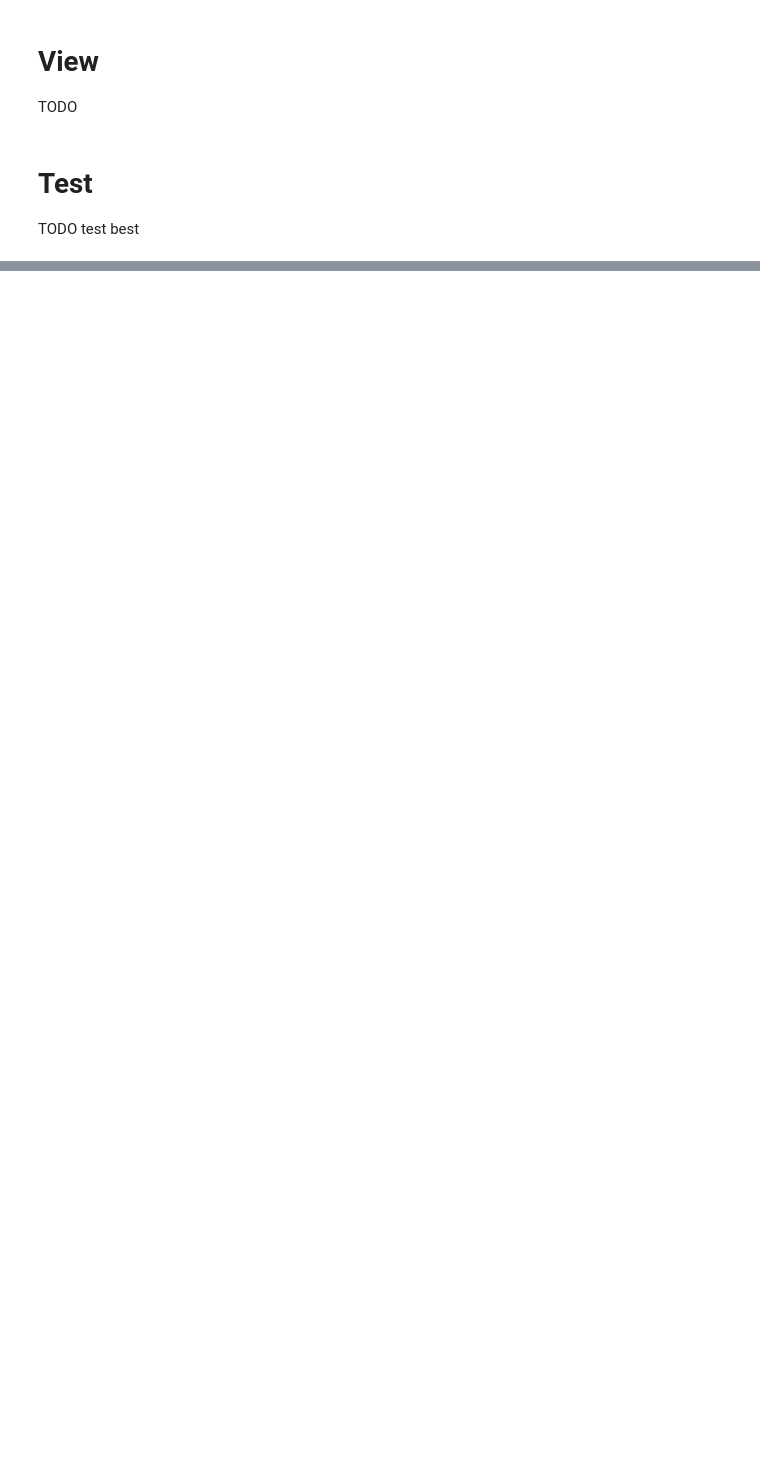
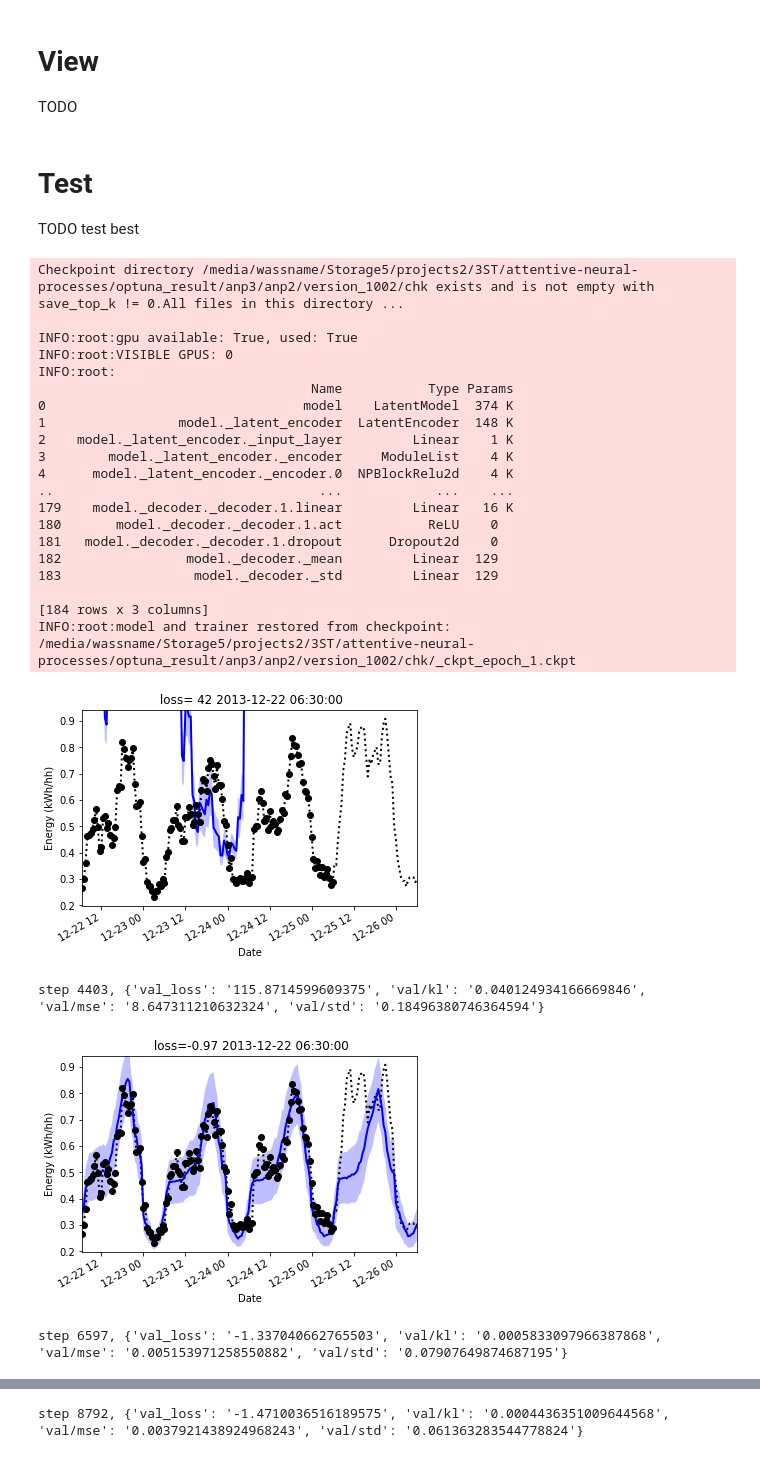
Before and after one commit to wassname/attentive-neural-processes, a Jupyter notebook: smartmeters-anp-optuna.ipynb, the cells around one changed output, grey strips where cells are left out. Cells and saved outputs as stored; diff of their text form; code cells hidden in the pictures; blank space fills up the shorter version.

```diff
--- a/smartmeters-anp-optuna.ipynb
+++ b/smartmeters-anp-optuna.ipynb
@@ -64,7 +64,7 @@ PERCENT_TEST_EXAMPLES = 0.3
 EPOCHS = 2
 DIR = Path(os.getcwd())
 MODEL_DIR = DIR/ 'optuna_result'/ 'anp3'
-name = 'anp1' # study name
+name = 'anp2' # study name
 MODEL_DIR.mkdir(parents=True, exist_ok=True)
 print(f"now run `tensorboard --logdir {MODEL_DIR}")
 # %% [output]
@@ -290,0 +250,41 @@ TODO test best
+# %%
+checkpoint_callback = pl.callbacks.ModelCheckpoint(
+    os.path.join(MODEL_DIR, name, 'version_{}'.format(trial.number), "chk"), monitor='val_loss', mode="min")
+
+logger = DictLogger(MODEL_DIR, name="anp", version=trial.number)
+
+trainer = pl.Trainer(
+    gradient_clip_val=trial.params["grad_clip"],
+    checkpoint_callback=checkpoint_callback,
+    max_epochs=trial.params['max_nb_epochs'],
+    gpus=-1 if torch.cuda.is_available() else None,
+    early_stop_callback=True
+)
+model = LatentModelPL(trial.params)
+
+trainer.fit(model)
+# %% [output]
+Checkpoint directory /media/wassname/Storage5/projects2/3ST/attentive-neural-processes/optuna_result/anp3/anp2/version_1002/chk exists and is not empty with save_top_k != 0.All files in this directory ...
+
+INFO:root:gpu available: True, used: True
+INFO:root:VISIBLE GPUS: 0
+INFO:root:
+                                   Name           Type Params
+0                                 model    LatentModel  374 K
+1                 model._latent_encoder  LatentEncoder  148 K
+2    model._latent_encoder._input_layer         Linear    1 K
+3        model._latent_encoder._encoder     ModuleList    4 K
+4      model._latent_encoder._encoder.0  NPBlockRelu2d    4 K
+..                                  ...            ...    ...
+179    model._decoder._decoder.1.linear         Linear   16 K
+180       model._decoder._decoder.1.act           ReLU    0
+181   model._decoder._decoder.1.dropout      Dropout2d    0
+182                model._decoder._mean         Linear  129
+183                 model._decoder._std         Linear  129
+
+[184 rows x 3 columns]
+INFO:root:model and trainer restored from checkpoint: /media/wassname/Storage5/projects2/3ST/attentive-neural-processes/optuna_result/anp3/anp2/version_1002/chk/_ckpt_epoch_1.ckpt
+[figure, added]
+step 4403, {'val_loss': '115.8714599609375', 'val/kl': '0.040124934166669846', 'val/mse': '8.647311210632324', 'val/std': '0.18496380746364594'}
+[figure, added]
+step 6597, {'val_loss': '-1.337040662765503', 'val/kl': '0.0005833097966387868', 'val/mse': '0.005153971258550882', 'val/std': '0.07907649874687195'}
@@ -290,0 +292 @@ TODO test best
+step 8792, {'val_loss': '-1.4710036516189575', 'val/kl': '0.0004436351009644568', 'val/mse': '0.0037921438924968243', 'val/std': '0.061363283544778824'}
```
Also changed, not shown: parts of 11 cells of this notebook, 3 other files.
